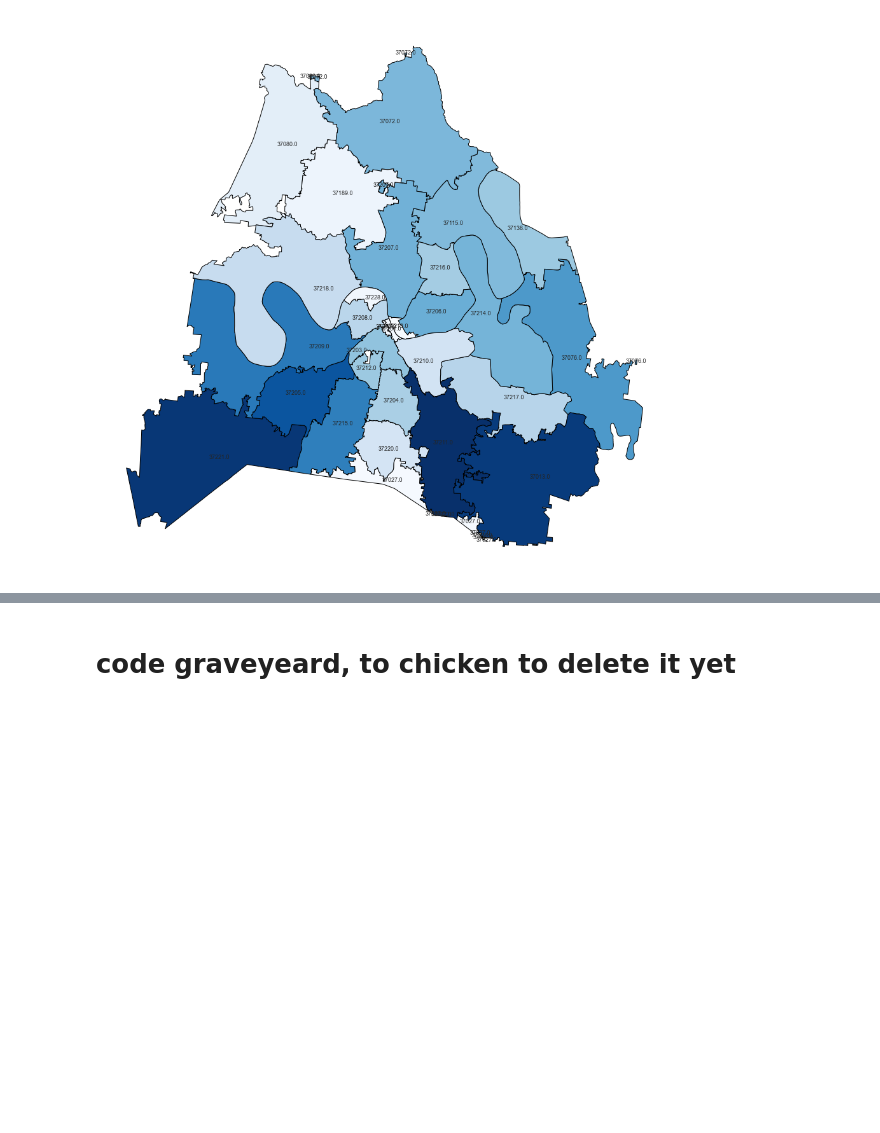
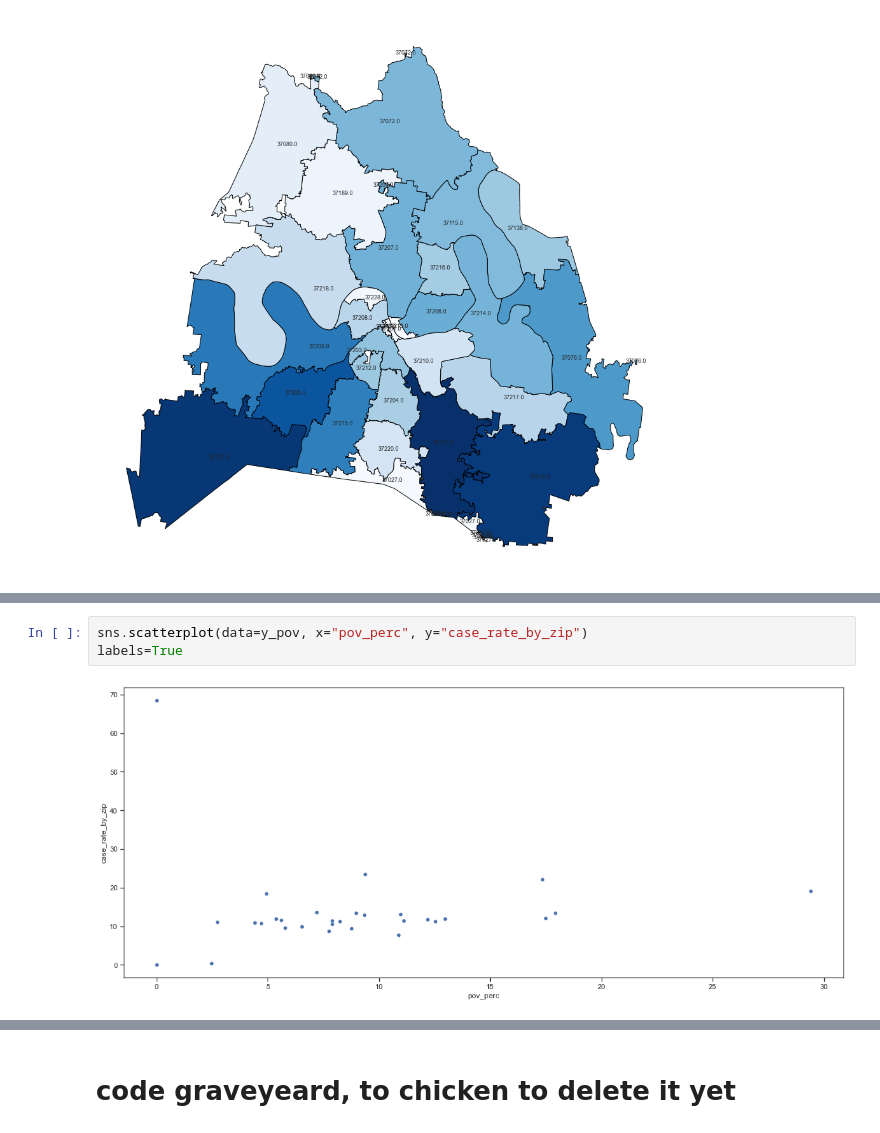
Before and after one commit to Chericehere/nash-covid-cases-vaccines-sky_cranes, a Jupyter notebook: covid.ipynb, the cells around one changed output, grey strips where cells are left out. Drawn from its saved outputs; the diff is of its cells as text; blank space fills up the shorter version.

```diff
--- a/covid.ipynb
+++ b/covid.ipynb
@@ -416,0 +417,5 @@ for idx, row in case_zip_map.iterrows():
+# %%
+sns.scatterplot(data=y_pov, x="pov_perc", y="case_rate_by_zip")
+labels=True
+# %% [output]
+[figure, added]
```
Also changed, not shown: parts of 15 cells of this notebook.
